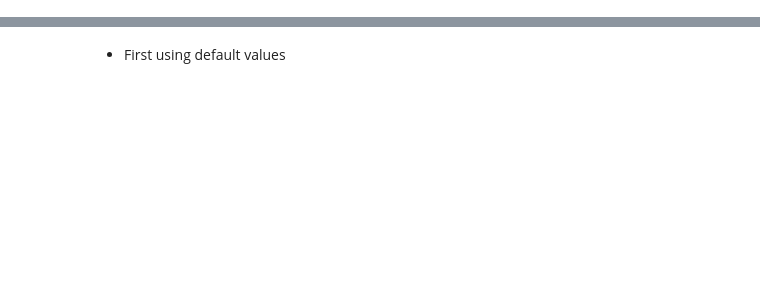
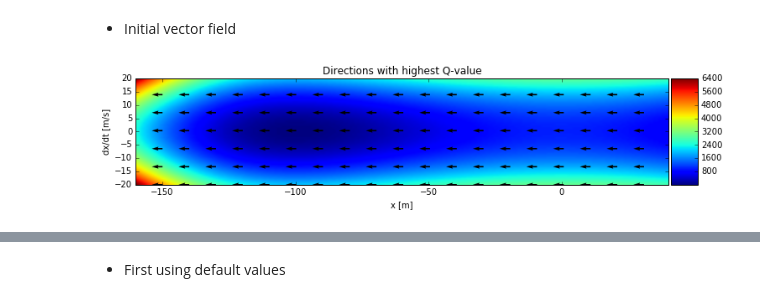
Before and after one commit to rodrigo-pena/rl-mountain-car, a Jupyter notebook: experiments.ipynb, the cells around one changed output, grey strips where cells are left out. Saved outputs shown, nothing was run; the diff lists cells and outputs as text; code cells hidden in the pictures; blank space fills up the shorter version.

```diff
--- a/experiments.ipynb
+++ b/experiments.ipynb
@@ -16,0 +48,12 @@ plt.show()
+# %%
+agent = st.Agent()
+n_trials = 15 # Increment in the number of trials for each figure
+total_trials = 0
+# %% [markdown]
+* Initial vector field
+# %%
+fig, _ = st.plot_vector_field(agent)
+fig.savefig('Q_' + str(total_trials) + '.pdf', bbox_inches='tight')
+plt.show()
+# %% [output]
+[figure, added]
```
Also changed, not shown: parts of 29 cells of this notebook, 3 other files.
